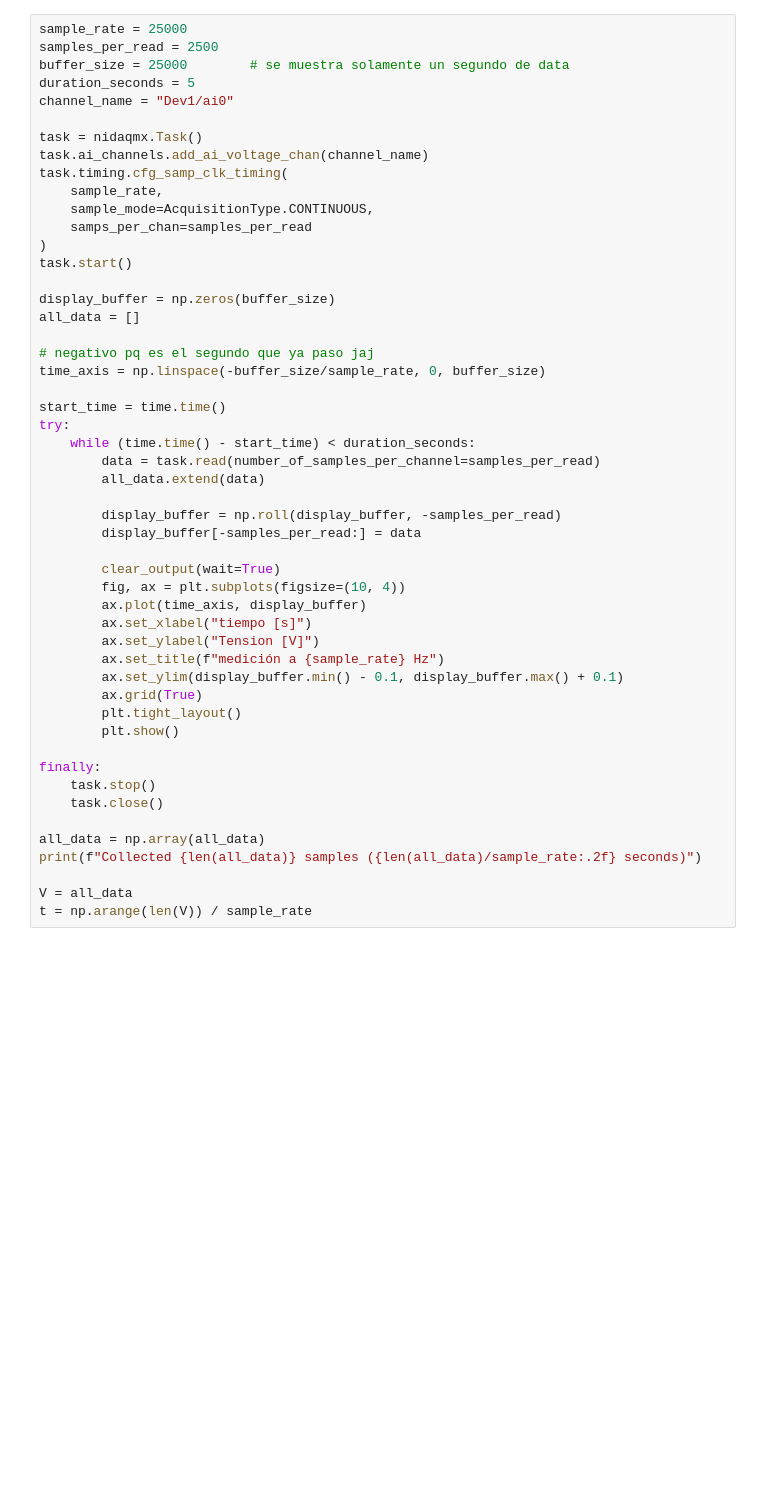
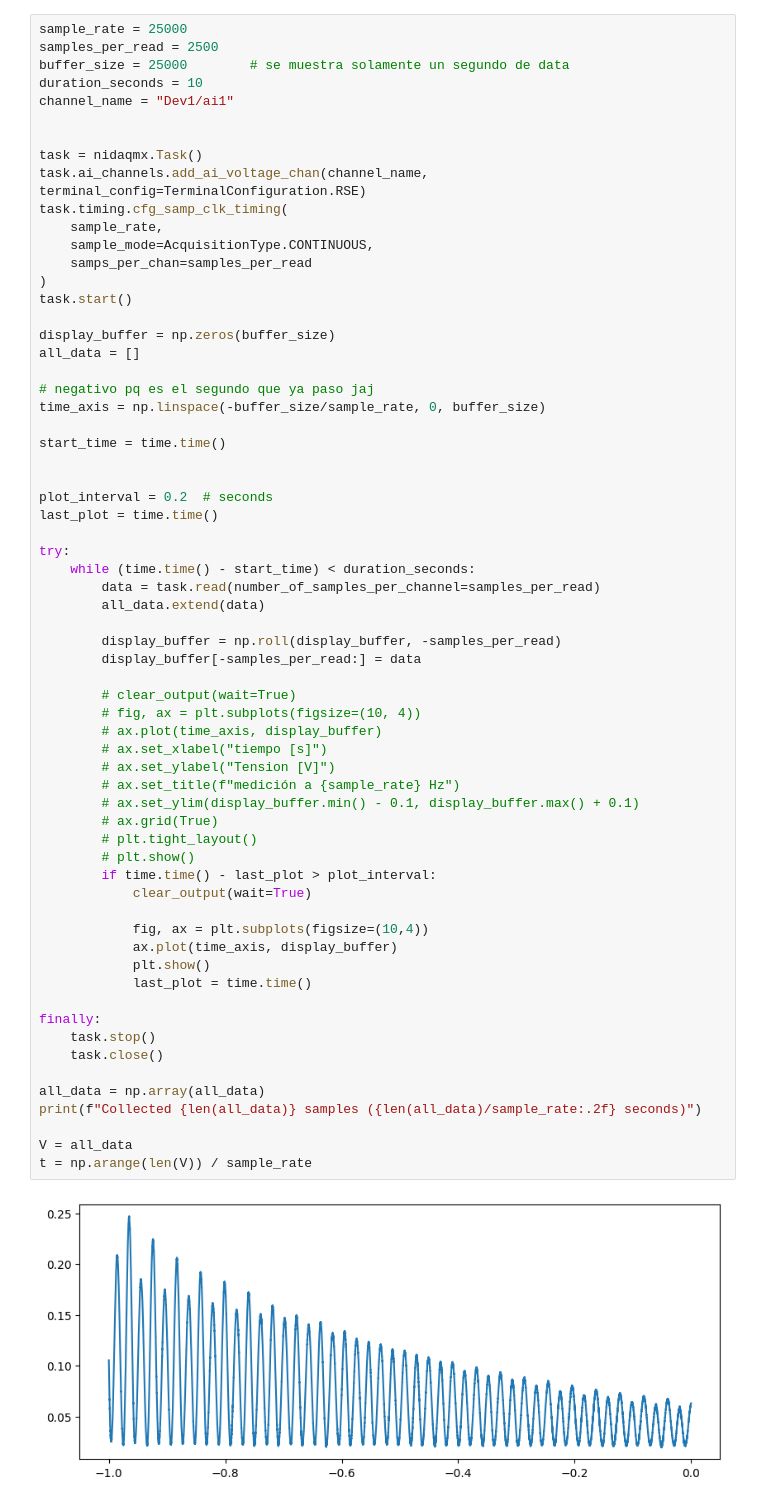
Before and after one commit to labo4gruporocco/Young, a Jupyter notebook: dinamico_adq_2.ipynb, the cells around one changed output. Cells and saved outputs as stored; diff of their text form; blank space fills up the shorter version.

```diff
--- a/dinamico_adq_2.ipynb
+++ b/dinamico_adq_2.ipynb
@@ -26,50 +29,65 @@ def save_measurement(t, V, comment=""):
 sample_rate = 25000
 samples_per_read = 2500
 buffer_size = 25000        # se muestra solamente un segundo de data
-duration_seconds = 5
-channel_name = "Dev1/ai0"
+duration_seconds = 10
+channel_name = "Dev1/ai1"
+
 
 task = nidaqmx.Task()
-task.ai_channels.add_ai_voltage_chan(channel_name)
+task.ai_channels.add_ai_voltage_chan(channel_name, terminal_config=TerminalConfiguration.RSE)
 task.timing.cfg_samp_clk_timing(
     sample_rate,
     sample_mode=AcquisitionType.CONTINUOUS,
     samps_per_chan=samples_per_read
 )
 task.start()
 
 display_buffer = np.zeros(buffer_size)
 all_data = []
 
 # negativo pq es el segundo que ya paso jaj
 time_axis = np.linspace(-buffer_size/sample_rate, 0, buffer_size)
 
 start_time = time.time()
+
+
+plot_interval = 0.2  # seconds
+last_plot = time.time()
+
 try:
     while (time.time() - start_time) < duration_seconds:
         data = task.read(number_of_samples_per_channel=samples_per_read)
         all_data.extend(data)
 
         display_buffer = np.roll(display_buffer, -samples_per_read)
         display_buffer[-samples_per_read:] = data
 
-        clear_output(wait=True)
-        fig, ax = plt.subplots(figsize=(10, 4))
-        ax.plot(time_axis, display_buffer)
-        ax.set_xlabel("tiempo [s]")
-        ax.set_ylabel("Tension [V]")
-        ax.set_title(f"medición a {sample_rate} Hz")
-        ax.set_ylim(display_buffer.min() - 0.1, display_buffer.max() + 0.1)
-        ax.grid(True)
-        plt.tight_layout()
-        plt.show()
+        # clear_output(wait=True)
+        # fig, ax = plt.subplots(figsize=(10, 4))
+        # ax.plot(time_axis, display_buffer)
+        # ax.set_xlabel("tiempo [s]")
+        # ax.set_ylabel("Tension [V]")
+        # ax.set_title(f"medición a {sample_rate} Hz")
+        # ax.set_ylim(display_buffer.min() - 0.1, display_buffer.max() + 0.1)
+        # ax.grid(True)
+        # plt.tight_layout()
+        # plt.show()
+        if time.time() - last_plot > plot_interval:
+            clear_output(wait=True)
+
+            fig, ax = plt.subplots(figsize=(10,4))
+            ax.plot(time_axis, display_buffer)
+            plt.show()
+            last_plot = time.time()
 
 finally:
     task.stop()
     task.close()
 
 all_data = np.array(all_data)
 print(f"Collected {len(all_data)} samples ({len(all_data)/sample_rate:.2f} seconds)")
 
 V = all_data
 t = np.arange(len(V)) / sample_rate
+# %% [output]
+[figure, added]
```
Also changed, not shown: parts of 10 cells of this notebook, 4 other files.
